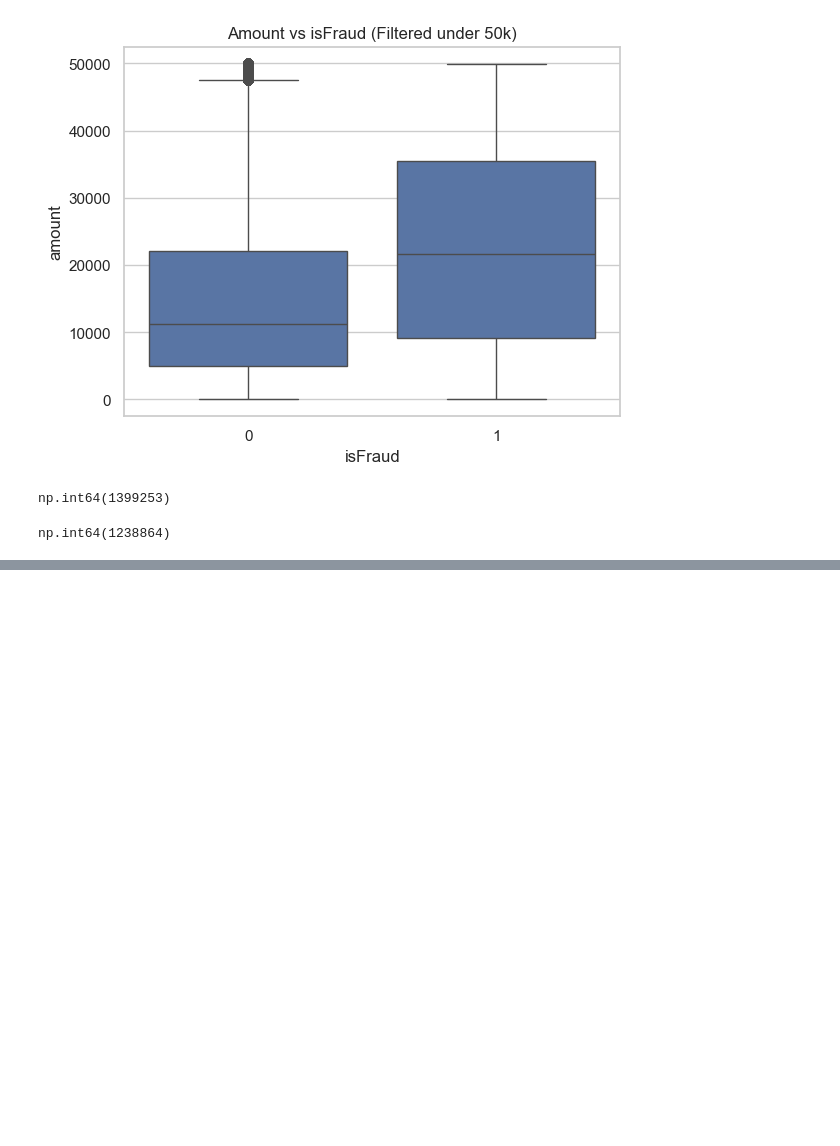
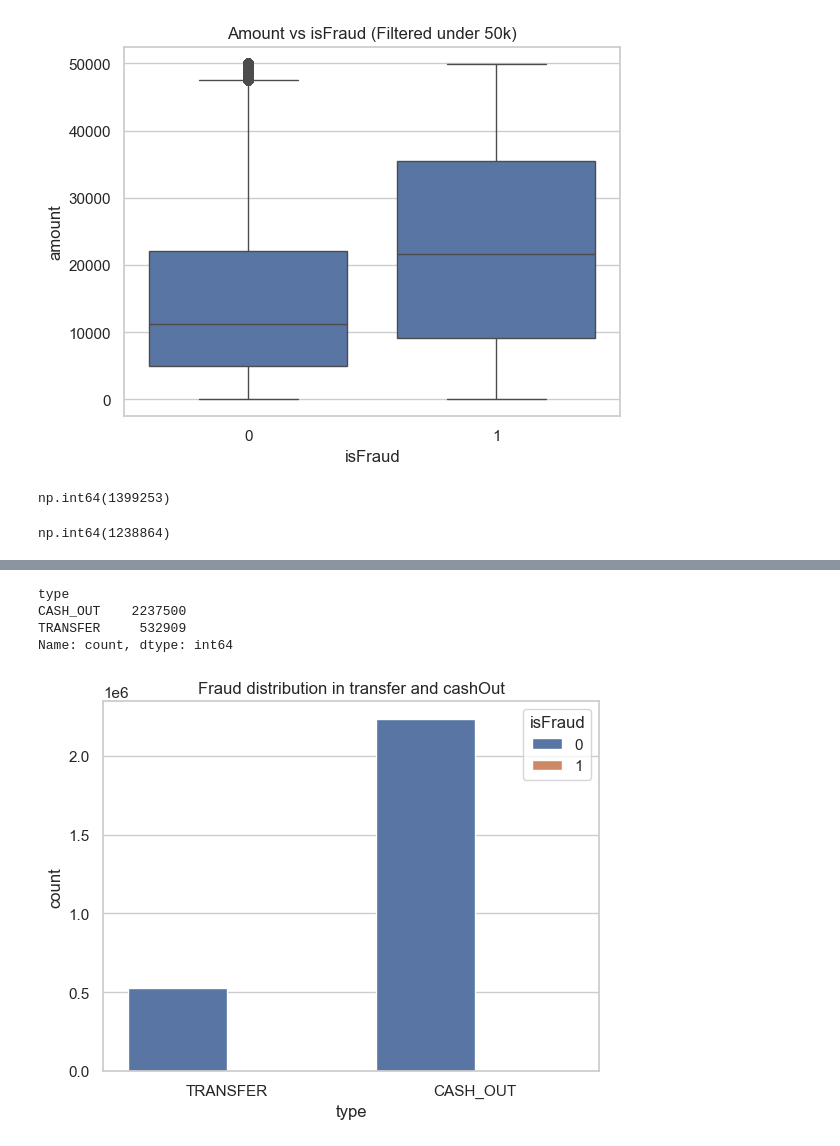
Before and after one commit to KeyaRaniMondal/Learning-AI-ML-AI-Agents, a Jupyter notebook: ML Projects/fraudDetectionUsingML.ipynb, the cells around one changed output, grey strips where cells are left out. Drawn from its saved outputs; the diff is of its cells as text; code cells hidden in the pictures; blank space fills up the shorter version.

```diff
--- a/ML Projects/fraudDetectionUsingML.ipynb
+++ b/ML Projects/fraudDetectionUsingML.ipynb
@@ -148,0 +246,2 @@ np.int64(1238864)
+# %%
+fraudTypes=dataset[dataset["type"].isin(["TRANSFER","CASH_OUT"])]
@@ -148,0 +257,13 @@ np.int64(1238864)
+# %%
+fraudTypes["type"].value_counts()
+# %% [output]
+type
+CASH_OUT    2237500
+TRANSFER     532909
+Name: count, dtype: int64
+# %%
+sns.countplot(data=fraudTypes,x="type",hue="isFraud")
+plt.title("Fraud distribution in transfer and cashOut")
+plt.show()
+# %% [output]
+[figure, added]
```
Also changed, not shown: parts of 15 cells of this notebook.
